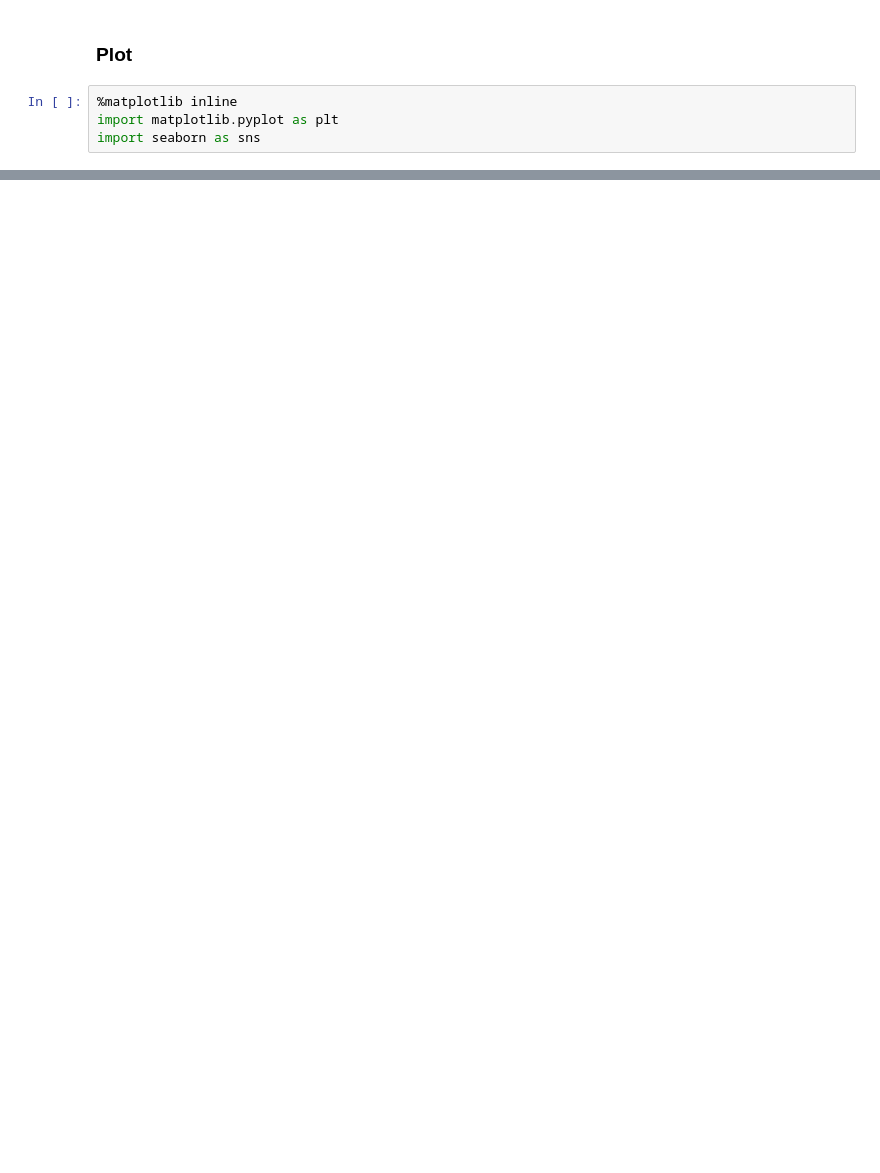
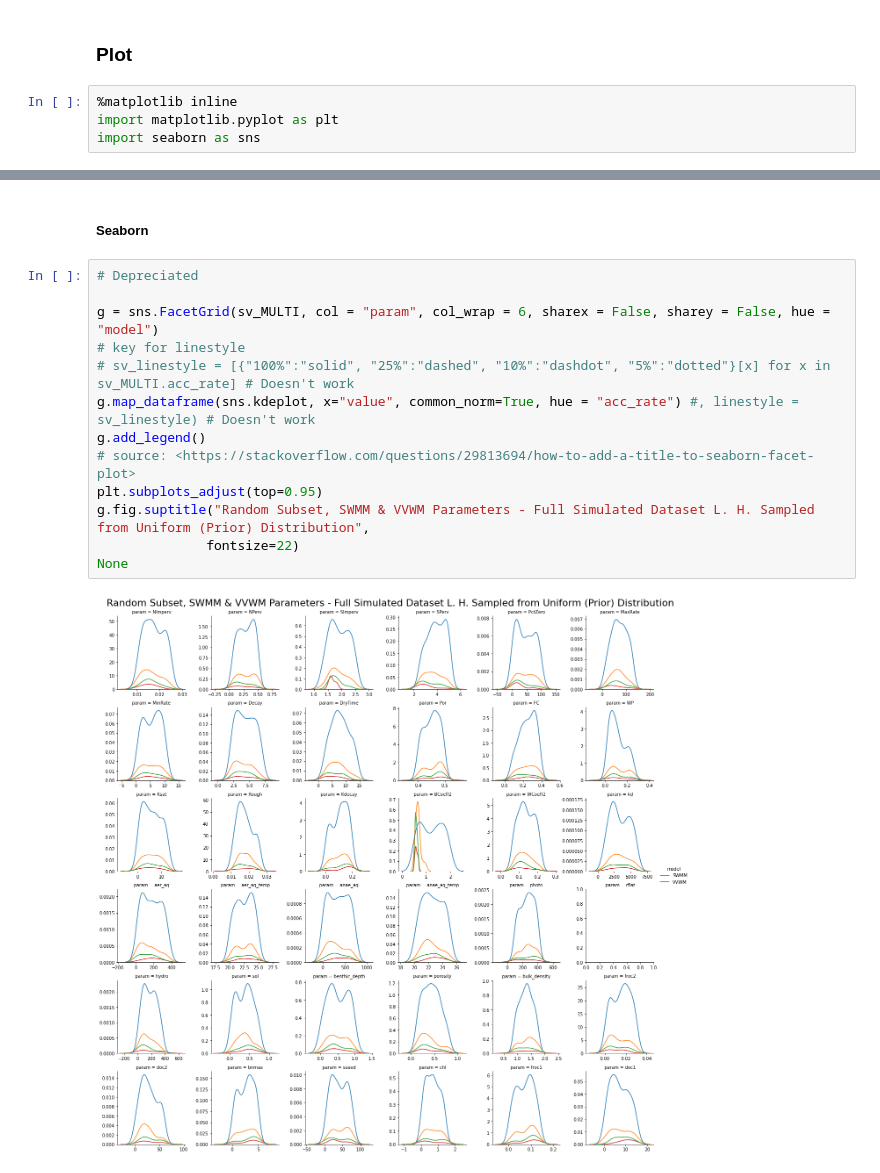
Before and after one commit to puruckertom/chelsvig_urban_pesticides, a Jupyter notebook: jupyter_notebooks/plot_post_processed_data.ipynb, the cells around one changed output, grey strips where cells are left out. Drawn from its saved outputs; the diff is of its cells as text; blank space fills up the shorter version.

```diff
--- a/jupyter_notebooks/plot_post_processed_data.ipynb
+++ b/jupyter_notebooks/plot_post_processed_data.ipynb
@@ -231,0 +248,17 @@ g.map_dataframe(sns.kdeplot, x="value", common_norm=True)
+# %% [markdown]
+##### Seaborn
+# %%
+# Depreciated
+
+g = sns.FacetGrid(sv_MULTI, col = "param", col_wrap = 6, sharex = False, sharey = False, hue = "model")
+# key for linestyle
+# sv_linestyle = [{"100%":"solid", "25%":"dashed", "10%":"dashdot", "5%":"dotted"}[x] for x in sv_MULTI.acc_rate] # Doesn't work
+g.map_dataframe(sns.kdeplot, x="value", common_norm=True, hue = "acc_rate") #, linestyle = sv_linestyle) # Doesn't work
+g.add_legend()
+# source: <https://stackoverflow.com/questions/29813694/how-to-add-a-title-to-seaborn-facet-plot>
+plt.subplots_adjust(top=0.95)
+g.fig.suptitle("Random Subset, SWMM & VVWM Parameters - Full Simulated Dataset L. H. Sampled from Uniform (Prior) Distribution",
+              fontsize=22)
+None
+# %% [output]
+[figure, added]
```
Also changed, not shown: parts of 17 cells of this notebook.
